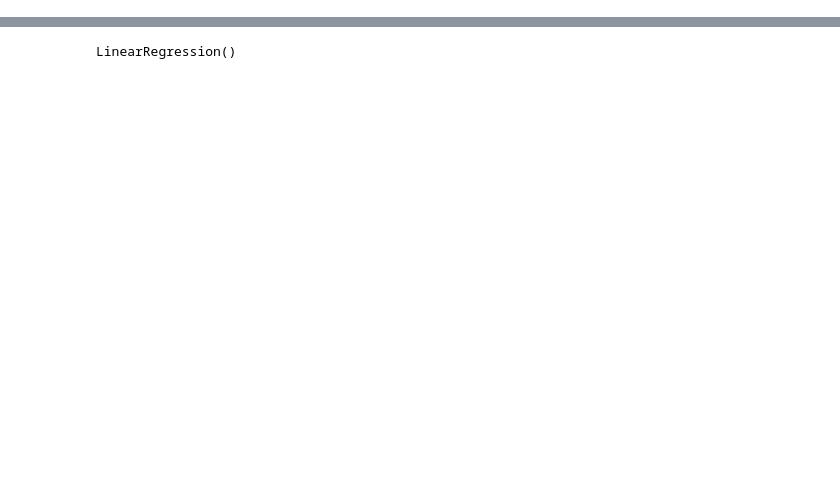
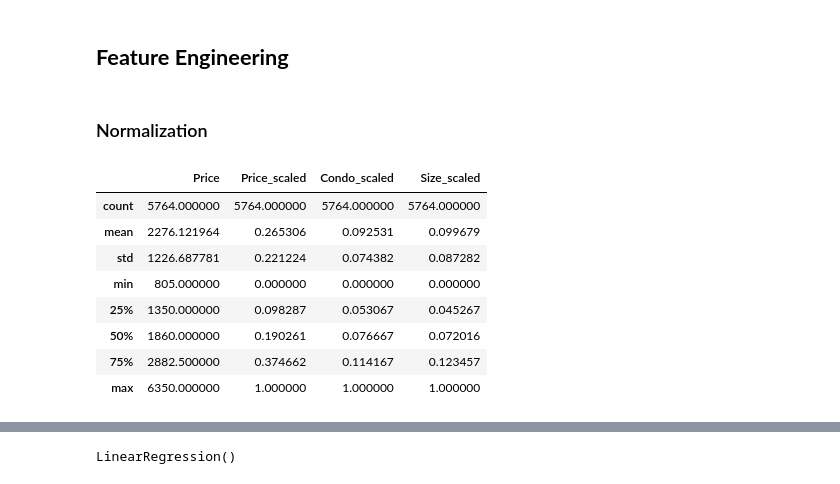
Before and after one commit to ptrktodev/price-prediction, a Jupyter notebook: Model_v1.ipynb, the cells around one changed output, grey strips where cells are left out. Drawn from its saved outputs; the diff is of its cells as text; code cells hidden in the pictures; blank space fills up the shorter version.

```diff
--- a/Model_v1.ipynb
+++ b/Model_v1.ipynb
@@ -23,0 +30,4 @@ df
+# %% [markdown]
+## **Feature Engineering**
+# %% [markdown]
+### Normalization
@@ -23,0 +44,12 @@ df
+# %%
+df_scaled[['Price', 'Price_scaled', 'Condo_scaled', 'Size_scaled']].describe()
+# %% [output]
+|  | Price | Price_scaled | Condo_scaled | Size_scaled |
+| count | 5764.000000 | 5764.000000 | 5764.000000 | 5764.000000 |
+| mean | 2276.121964 | 0.265306 | 0.092531 | 0.099679 |
+| std | 1226.687781 | 0.221224 | 0.074382 | 0.087282 |
+| min | 805.000000 | 0.000000 | 0.000000 | 0.000000 |
+| 25% | 1350.000000 | 0.098287 | 0.053067 | 0.045267 |
+| 50% | 1860.000000 | 0.190261 | 0.076667 | 0.072016 |
+| 75% | 2882.500000 | 0.374662 | 0.114167 | 0.123457 |
+| max | 6350.000000 | 1.000000 | 1.000000 | 1.000000 |
```
Also changed, not shown: parts of 53 cells of this notebook, 1 other file.
